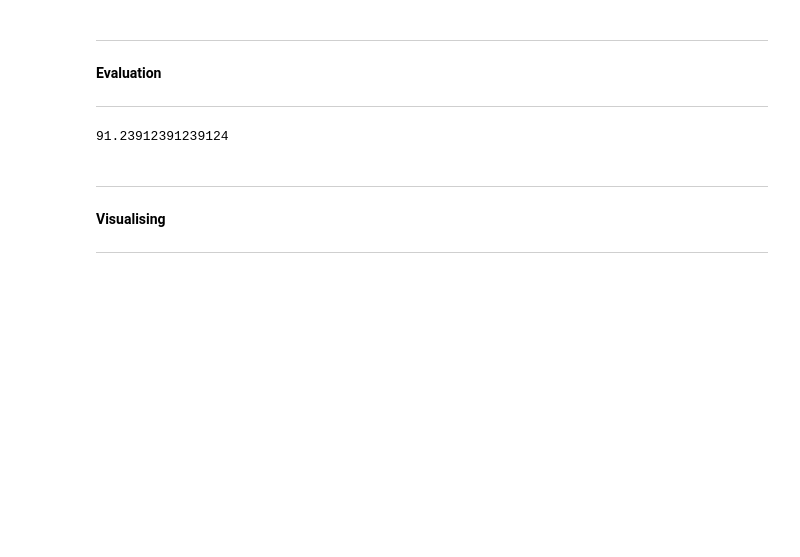
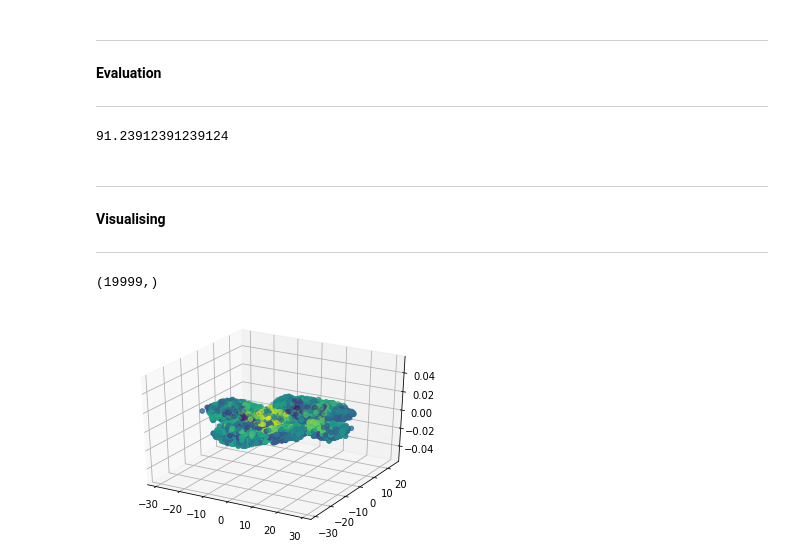
Before and after one commit to niksinfinity/ML_AI_Notebooks, a Jupyter notebook: Mnist_Experiment.ipynb, the cells around one changed output. Drawn from its saved outputs; the diff is of its cells as text; code cells hidden in the pictures; blank space fills up the shorter version.

```diff
--- a/Mnist_Experiment.ipynb
+++ b/Mnist_Experiment.ipynb
@@ -126,11 +126,15 @@ x_embedded = TSNE(n_components=3).fit_transform(x)
 # %%
 from mpl_toolkits import mplot3d
 %matplotlib inline
 import numpy as np
 import matplotlib.pyplot as plt
 fig = plt.figure()
 ax = plt.axes(projection='3d')
-vis_x = x_embedded[:1]
-vis_y = x_embedded[:2]
-vis_z = x_embedded[:3]
-ax.scatter3D(vis_x,vis_y,vis_z,c=vis_z, cmap='viridis');
+vis_x = x_embedded[:,0]
+vis_y = x_embedded[:,1]
+vis_z = x_embedded[:,2]
+ax.scatter3D(vis_x,vis_y,c=vis_z, cmap='viridis');
+x_embedded[:,1].shape
+# %% [output]
+(19999,)
+[figure, added]
```
